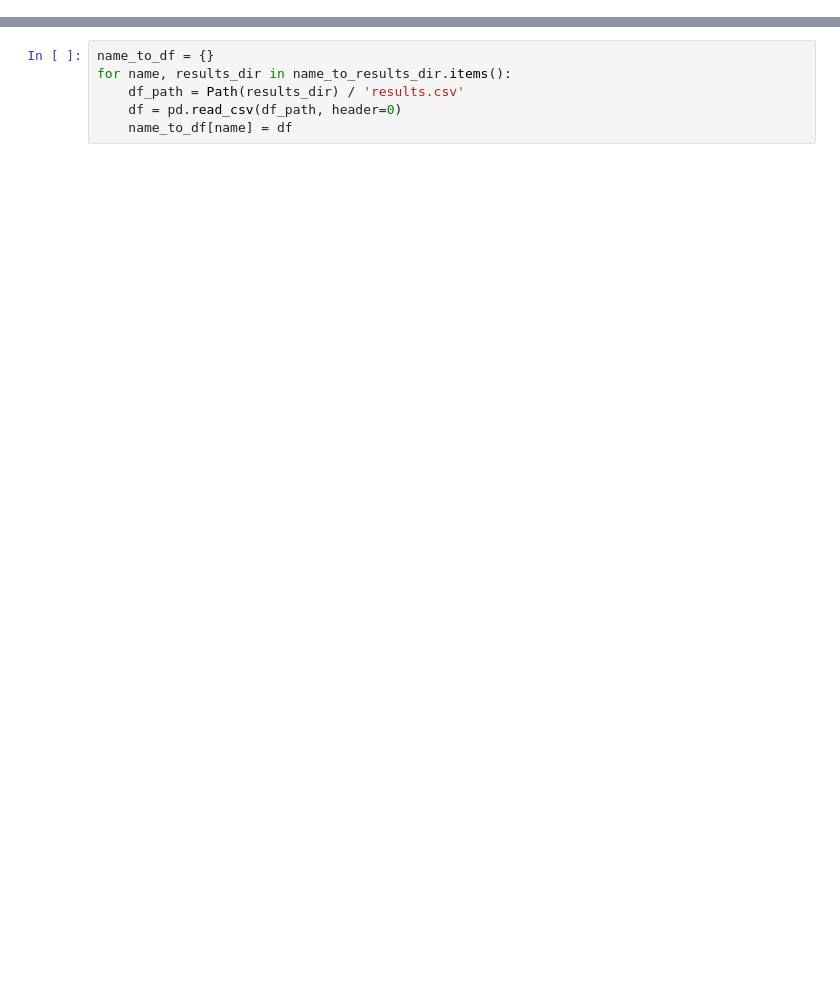
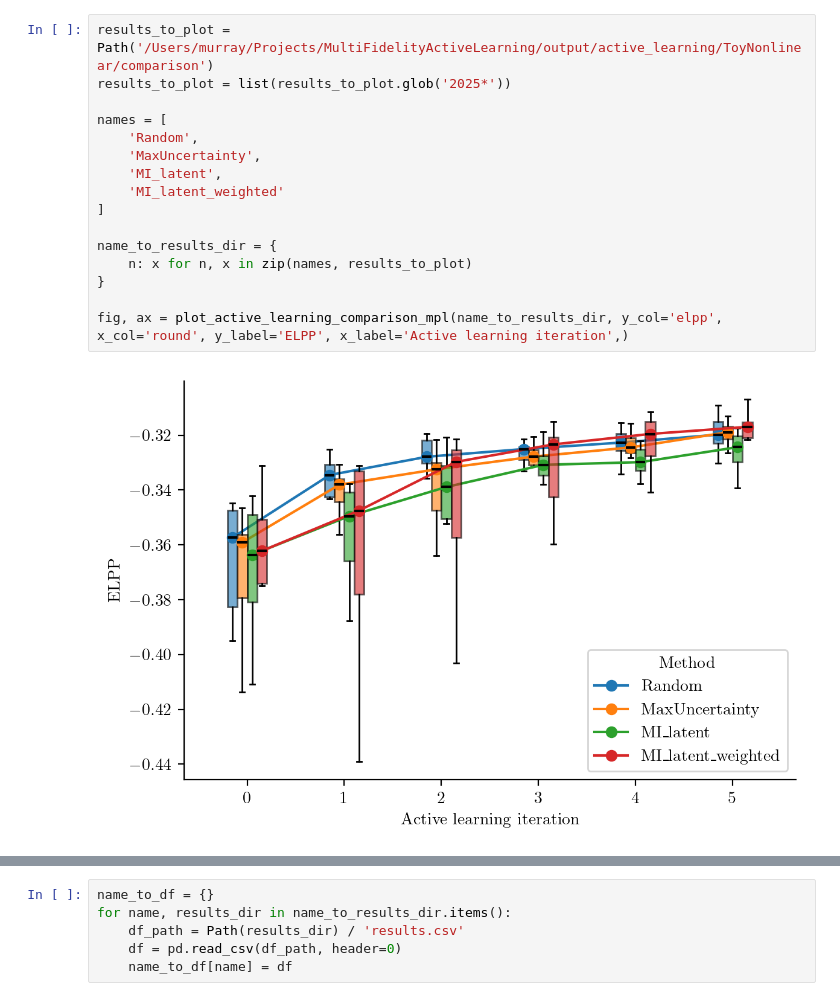
Before and after one commit to murraycutforth/psaap-active-learning, a Jupyter notebook: notebooks/compare_active_learning_strategies.ipynb, the cells around one changed output, grey strips where cells are left out. Drawn from its saved outputs; the diff is of its cells as text; blank space fills up the shorter version.

```diff
--- a/notebooks/compare_active_learning_strategies.ipynb
+++ b/notebooks/compare_active_learning_strategies.ipynb
@@ -6,0 +154,18 @@ import matplotlib.pyplot as plt
+# %%
+results_to_plot = Path('/Users/murray/Projects/MultiFidelityActiveLearning/output/active_learning/ToyNonlinear/comparison')
+results_to_plot = list(results_to_plot.glob('2025*'))
+
+names = [
+    'Random',
+    'MaxUncertainty',
+    'MI_latent',
+    'MI_latent_weighted'
+]
+
+name_to_results_dir = {
+    n: x for n, x in zip(names, results_to_plot)
+}
+
+fig, ax = plot_active_learning_comparison_mpl(name_to_results_dir, y_col='elpp', x_col='round', y_label='ELPP', x_label='Active learning iteration',)
+# %% [output]
+[figure, added]
```
Also changed, not shown: parts of 10 cells of this notebook, 40 other files.
